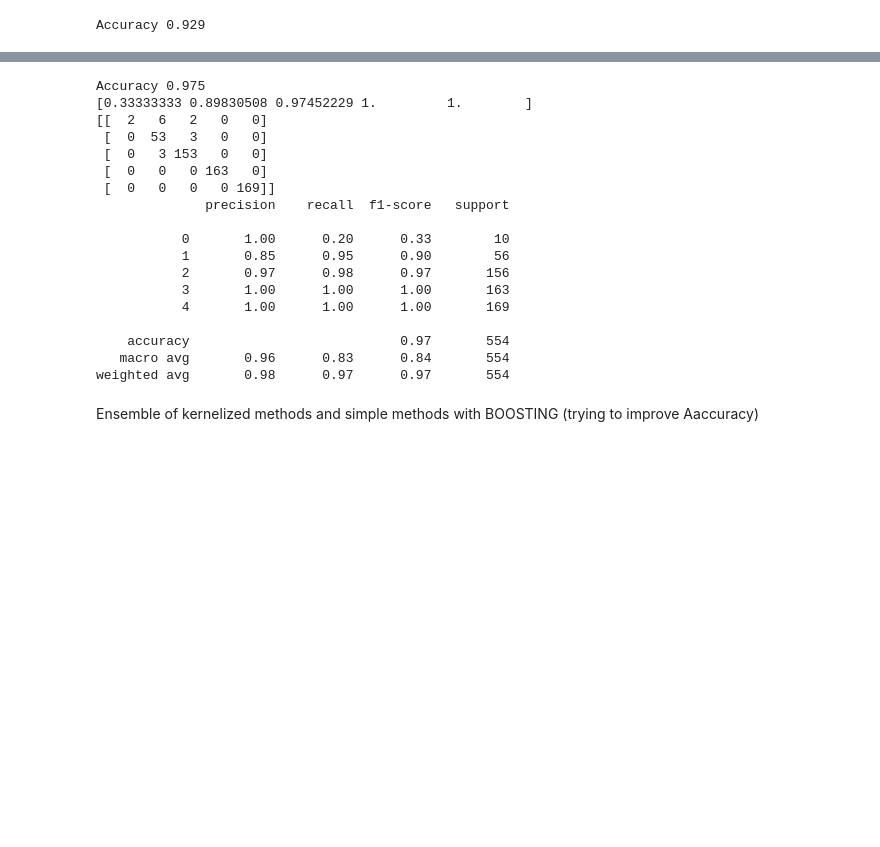
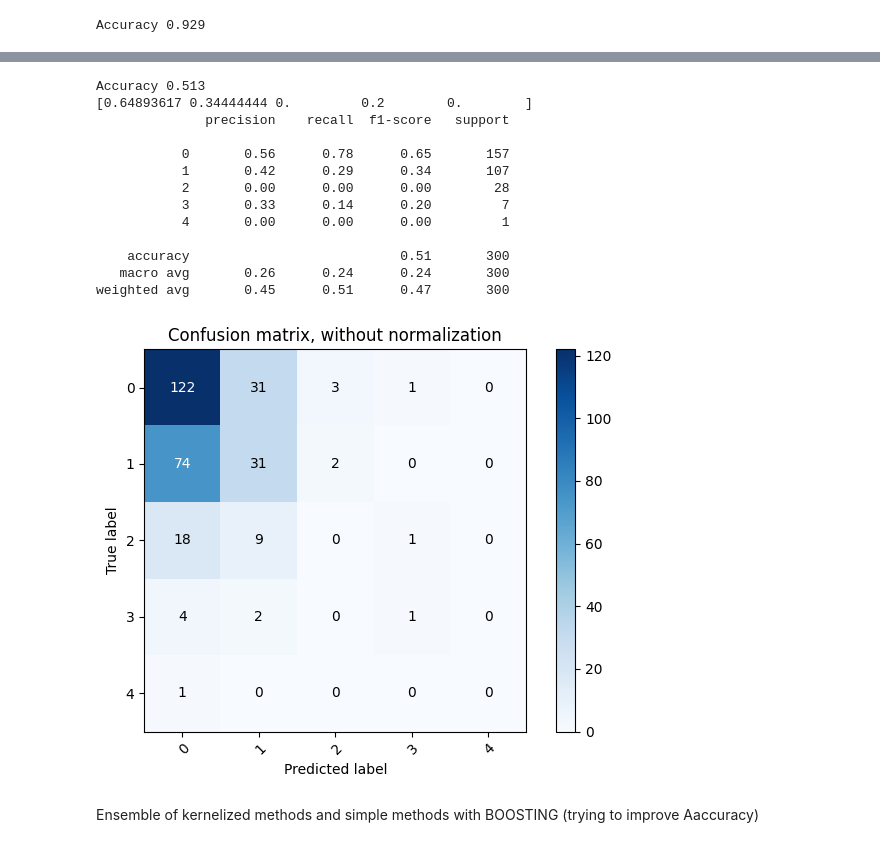
Before and after one commit to francomano/uav, a Jupyter notebook: uav.ipynb, the cells around one changed output, grey strips where cells are left out. Cells and saved outputs as stored; diff of their text form; code cells hidden in the pictures; blank space fills up the shorter version.

```diff
--- a/uav.ipynb
+++ b/uav.ipynb
@@ -123,32 +199,28 @@ Accuracy 0.962
 # %%
-classifier=svm.SVC(C=0.9,kernel='rbf',gamma='scale',class_weight='balanced')
-#classifier=svm.SVC(C=1.0,kernel='poly',degree=4,gamma='scale',class_weight='balanced')
+#classifier=svm.SVC(C=0.9,kernel='rbf',gamma='scale',class_weight='balanced')
+classifier=svm.SVC(C=1.0,kernel='poly',degree=4,gamma='scale',class_weight='balanced')
 classifier.fit(X_train, y_train)
 y_pred=classifier.predict(X_test)
 acc = accuracy_score(y_pred, y_test)
 print("Accuracy %.3f" %acc)
 print(sklearn.metrics.f1_score(y_test, y_pred,average=None))
-print(confusion_matrix(y_test, y_pred))
+plot_confusion_matrix(y_test, y_pred,np.array([0,1,2,3,4]))
 print(classification_report(y_test, y_pred))
 # %% [output]
-Accuracy 0.975
-[0.33333333 0.89830508 0.97452229 1.         1.        ]
-[[  2   6   2   0   0]
- [  0  53   3   0   0]
- [  0   3 153   0   0]
- [  0   0   0 163   0]
- [  0   0   0   0 169]]
+Accuracy 0.513
+[0.64893617 0.34444444 0.         0.2        0.        ]
               precision    recall  f1-score   support
 
-           0       1.00      0.20      0.33        10
-           1       0.85      0.95      0.90        56
-           2       0.97      0.98      0.97       156
-           3       1.00      1.00      1.00       163
-           4       1.00      1.00      1.00       169
+           0       0.56      0.78      0.65       157
+           1       0.42      0.29      0.34       107
+           2       0.00      0.00      0.00        28
+           3       0.33      0.14      0.20         7
+           4       0.00      0.00      0.00         1
 
-    accuracy                           0.97       554
-   macro avg       0.96      0.83      0.84       554
-weighted avg       0.98      0.97      0.97       554
+    accuracy                           0.51       300
+   macro avg       0.26      0.24      0.24       300
+weighted avg       0.45      0.51      0.47       300
+[figure, added]
 # %% [markdown]
 Ensemble of kernelized methods and simple methods with BOOSTING (trying to improve Aaccuracy)
 # %%
```
Also changed, not shown: parts of 4 cells of this notebook.
